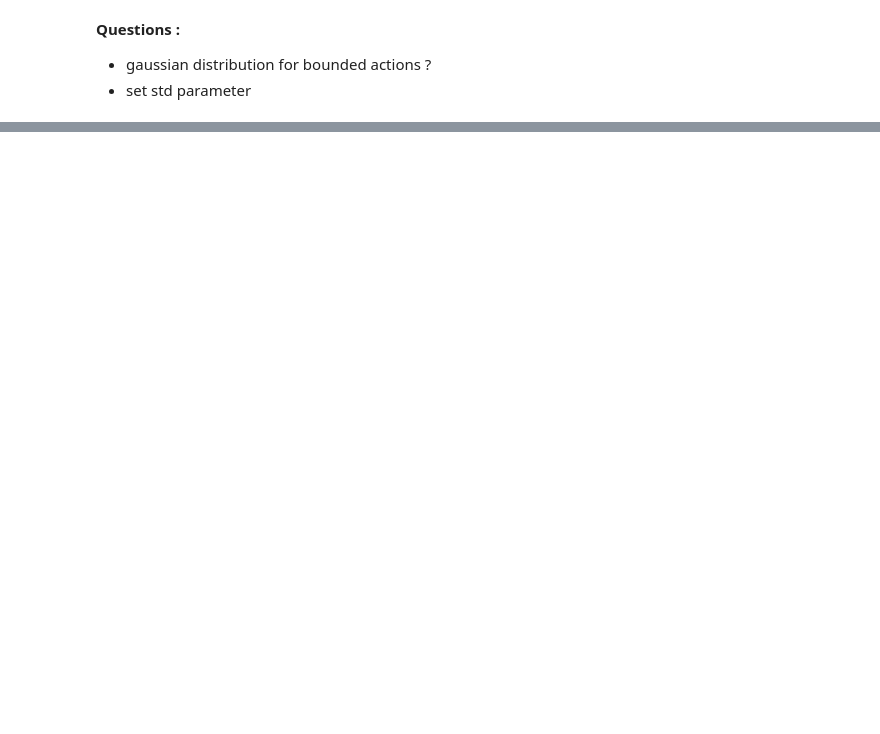
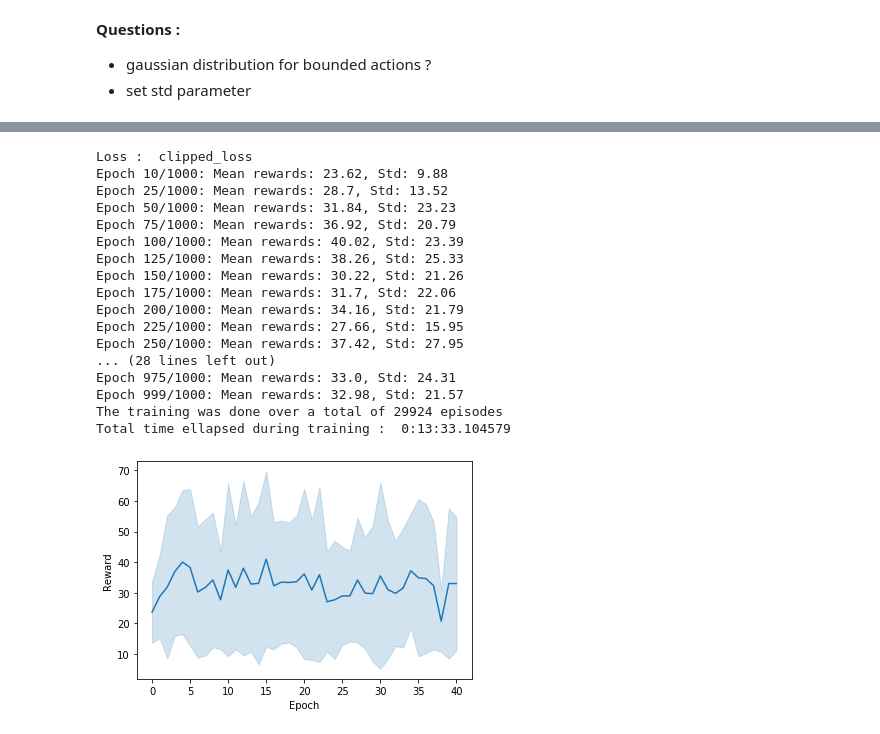
Before and after one commit to DimSum2k/RL-PPO, a Jupyter notebook: preliminary_tests.ipynb, the cells around one changed output, grey strips where cells are left out. Saved outputs shown, nothing was run; the diff lists cells and outputs as text; code cells hidden in the pictures; blank space fills up the shorter version.

```diff
--- a/preliminary_tests.ipynb
+++ b/preliminary_tests.ipynb
@@ -223,0 +650,27 @@ Sampled action :  [1]
+# %%
+config["eps_clipping"] = 0.2
+config["std"] = 0.5
+config["loss_name"]="clipped_loss"
+agent = PPOAgent(config)
+EPOCHS = 1000
+BATCH_SIZE = 1000
+rewards = agent.training_batch(EPOCHS, BATCH_SIZE)
+# %% [output]
+Loss :  clipped_loss
+Epoch 10/1000: Mean rewards: 23.62, Std: 9.88
+Epoch 25/1000: Mean rewards: 28.7, Std: 13.52
+Epoch 50/1000: Mean rewards: 31.84, Std: 23.23
+Epoch 75/1000: Mean rewards: 36.92, Std: 20.79
+Epoch 100/1000: Mean rewards: 40.02, Std: 23.39
+Epoch 125/1000: Mean rewards: 38.26, Std: 25.33
+Epoch 150/1000: Mean rewards: 30.22, Std: 21.26
+Epoch 175/1000: Mean rewards: 31.7, Std: 22.06
+Epoch 200/1000: Mean rewards: 34.16, Std: 21.79
+Epoch 225/1000: Mean rewards: 27.66, Std: 15.95
+Epoch 250/1000: Mean rewards: 37.42, Std: 27.95
+... (28 lines left out)
+Epoch 975/1000: Mean rewards: 33.0, Std: 24.31
+Epoch 999/1000: Mean rewards: 32.98, Std: 21.57
+The training was done over a total of 29924 episodes
+Total time ellapsed during training :  0:13:33.104579
+[figure, added]
```
Also changed, not shown: parts of 26 cells of this notebook, 1 other file.
